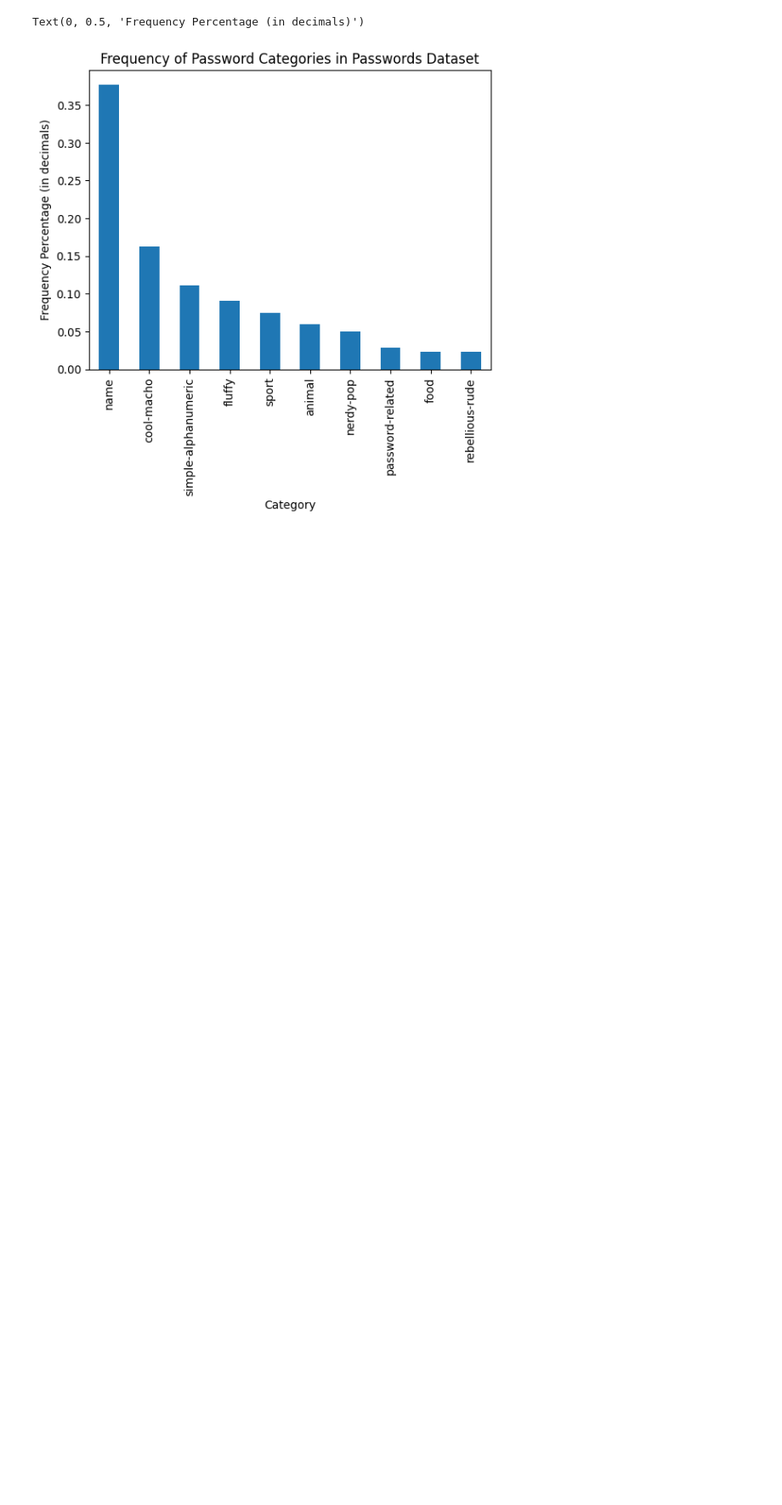
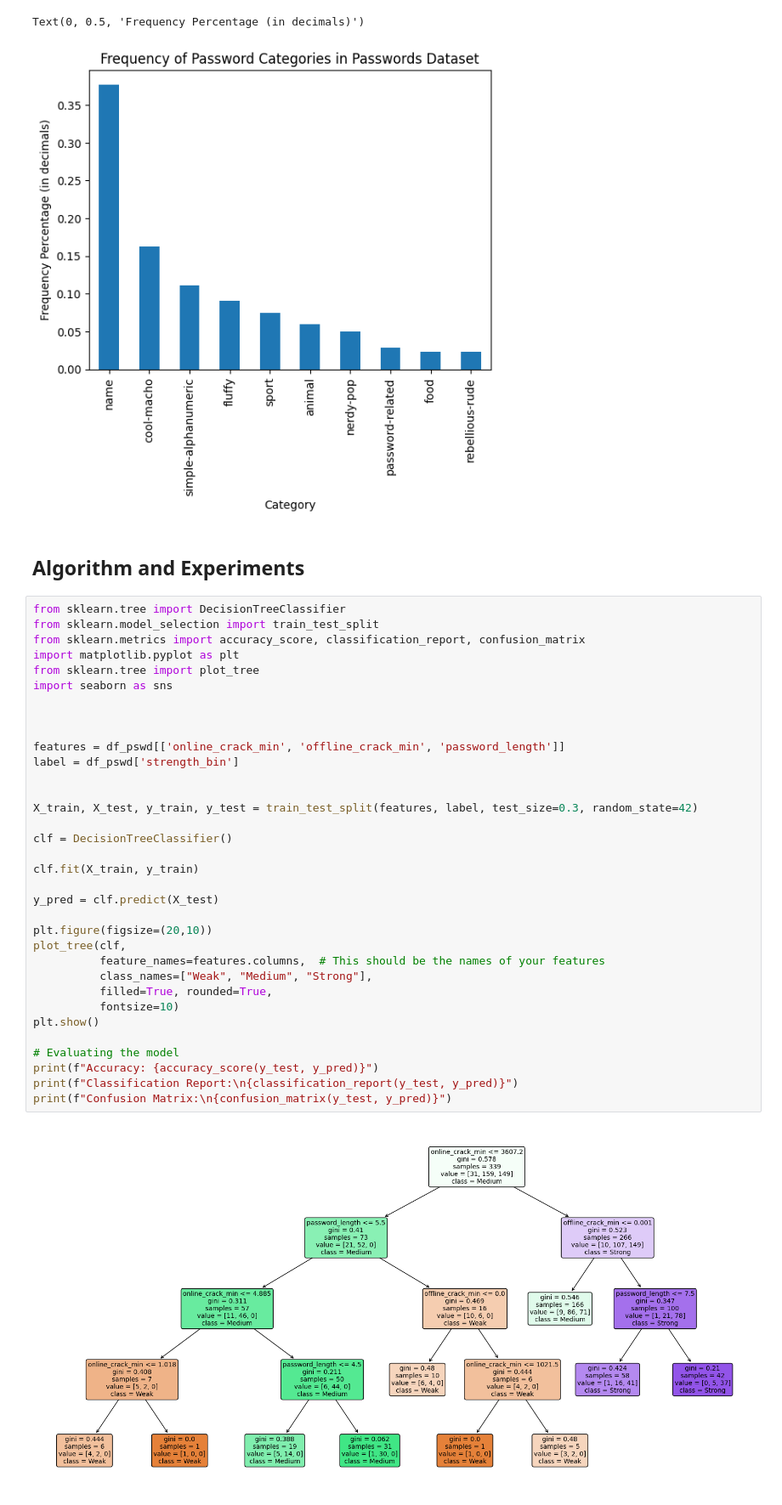
Before and after one commit to Jyothismaria/469_Project, a Jupyter notebook: project_classification_statistics.ipynb, the cells around one changed output. Shown at 85% size. Saved outputs shown, nothing was run; the diff lists cells and outputs as text; blank space fills up the shorter version.

Commit message:
added algorithm and experiments sections to formatted dataset

```diff
--- a/project_classification_statistics.ipynb
+++ b/project_classification_statistics.ipynb
@@ -210,3 +210,41 @@ plt.ylabel("Frequency Percentage (in decimals)")
 # %% [output]
 Text(0, 0.5, 'Frequency Percentage (in decimals)')
 [figure]
+# %% [markdown]
+## Algorithm and Experiments
+# %%
+from sklearn.tree import DecisionTreeClassifier
+from sklearn.model_selection import train_test_split
+from sklearn.metrics import accuracy_score, classification_report, confusion_matrix
+import matplotlib.pyplot as plt
+from sklearn.tree import plot_tree
+import seaborn as sns
+
+
+
+features = df_pswd[['online_crack_min', 'offline_crack_min', 'password_length']]
+label = df_pswd['strength_bin']
+
+
+X_train, X_test, y_train, y_test = train_test_split(features, label, test_size=0.3, random_state=42)
+
+clf = DecisionTreeClassifier()
+
+clf.fit(X_train, y_train)
+
+y_pred = clf.predict(X_test)
+
+plt.figure(figsize=(20,10))
+plot_tree(clf,
+          feature_names=features.columns,  # This should be the names of your features
+          class_names=["Weak", "Medium", "Strong"],
+          filled=True, rounded=True,
+          fontsize=10)
+plt.show()
+
+# Evaluating the model
+print(f"Accuracy: {accuracy_score(y_test, y_pred)}")
+print(f"Classification Report:\n{classification_report(y_test, y_pred)}")
+print(f"Confusion Matrix:\n{confusion_matrix(y_test, y_pred)}")
+# %% [output]
+[figure, added]
```
Also changed, not shown: parts of 2 cells of this notebook.
